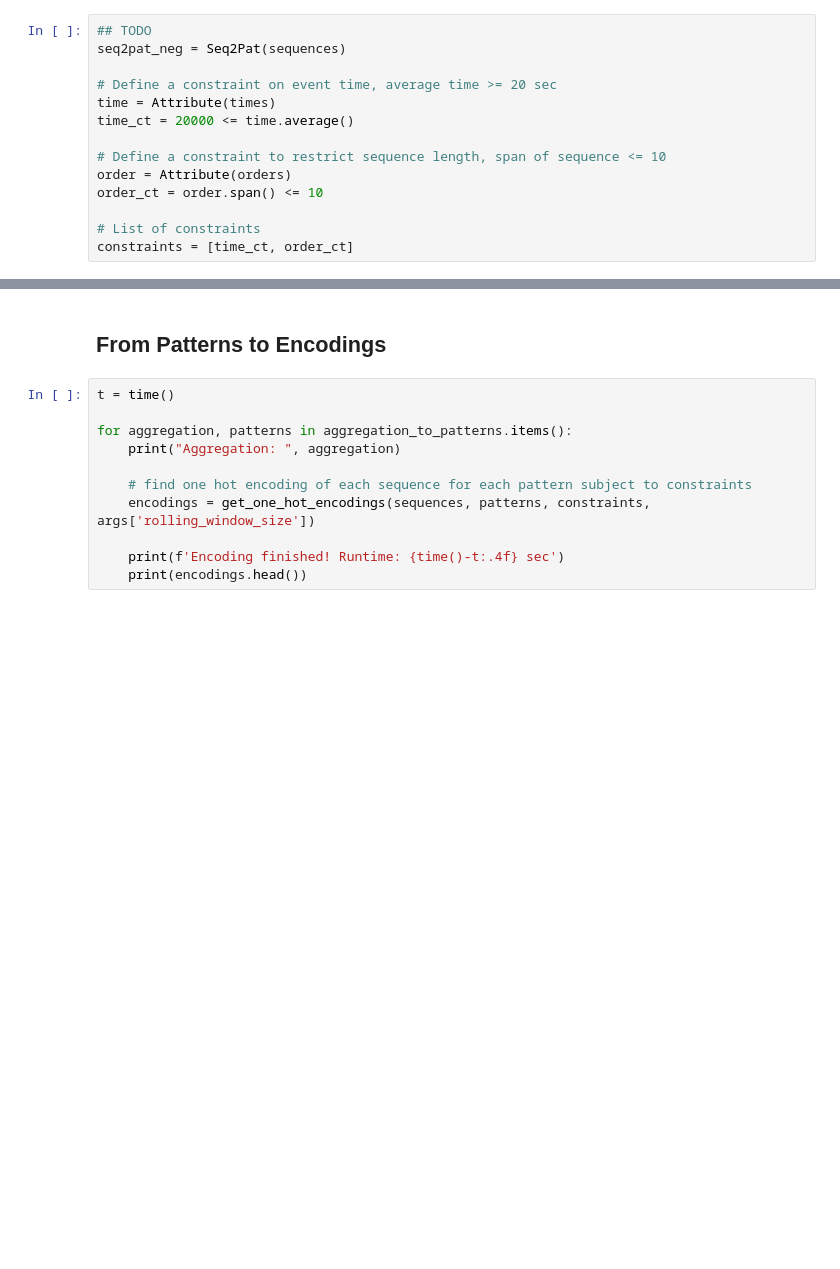
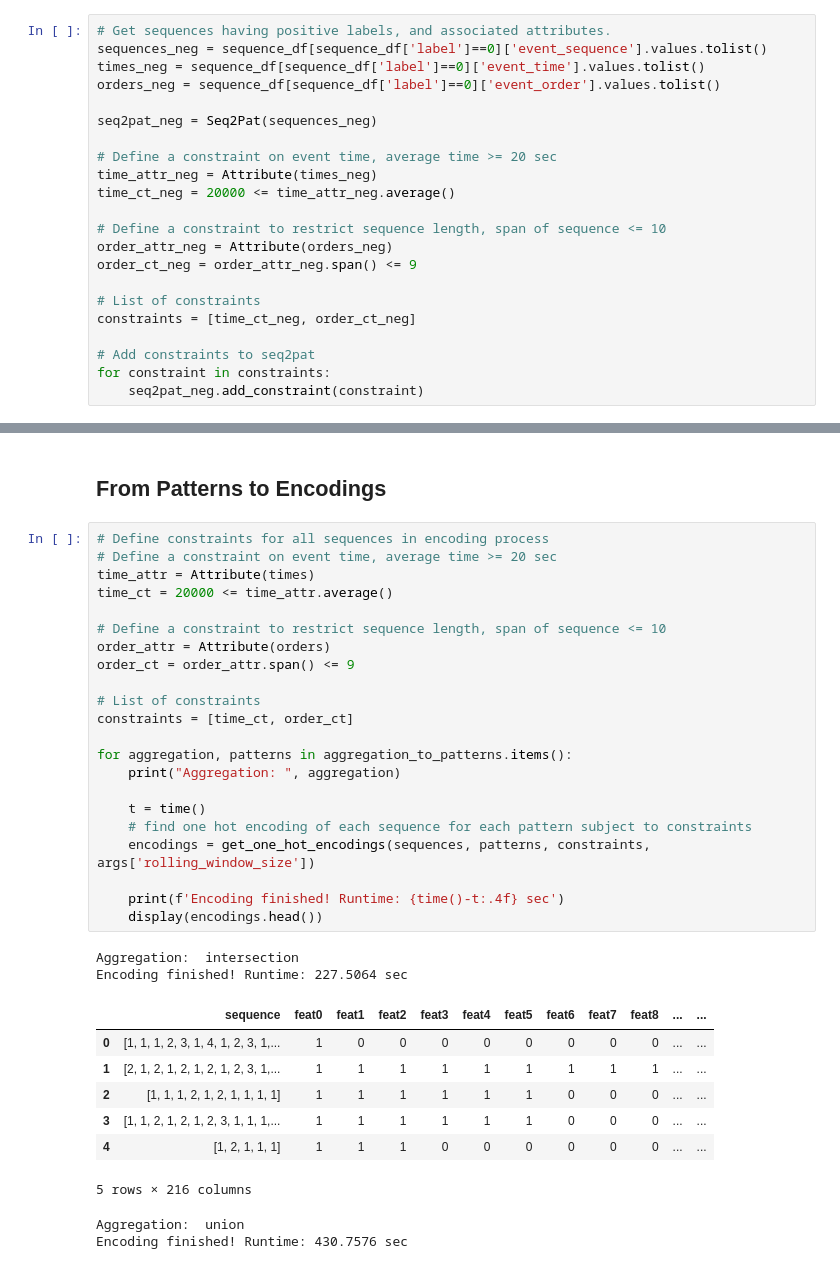
Before and after one commit to fidelity/seq2pat, a Jupyter notebook: notebooks/dichotomic_pattern_mining.ipynb, the cells around one changed output, grey strips where cells are left out. Cells and saved outputs as stored; diff of their text form; blank space fills up the shorter version.

```diff
--- a/notebooks/dichotomic_pattern_mining.ipynb
+++ b/notebooks/dichotomic_pattern_mining.ipynb
@@ -72,17 +93,25 @@ constraints = [time_ct, order_ct]
 # %%
-## TODO
-seq2pat_neg = Seq2Pat(sequences)
+# Get sequences having positive labels, and associated attributes.
+sequences_neg = sequence_df[sequence_df['label']==0]['event_sequence'].values.tolist()
+times_neg = sequence_df[sequence_df['label']==0]['event_time'].values.tolist()
+orders_neg = sequence_df[sequence_df['label']==0]['event_order'].values.tolist()
+
+seq2pat_neg = Seq2Pat(sequences_neg)
 
 # Define a constraint on event time, average time >= 20 sec
-time = Attribute(times)
-time_ct = 20000 <= time.average()
+time_attr_neg = Attribute(times_neg)
+time_ct_neg = 20000 <= time_attr_neg.average()
 
 # Define a constraint to restrict sequence length, span of sequence <= 10
-order = Attribute(orders)
-order_ct = order.span() <= 10
+order_attr_neg = Attribute(orders_neg)
+order_ct_neg = order_attr_neg.span() <= 9
 
 # List of constraints
-constraints = [time_ct, order_ct]
+constraints = [time_ct_neg, order_ct_neg]
+
+# Add constraints to seq2pat
+for constraint in constraints:
+    seq2pat_neg.add_constraint(constraint)
 # %% [markdown]
 ## Dichotomic Pattern Mining: From Sequences to Patterns
 # %%
@@ -99,13 +134,36 @@ for aggregation, patterns in aggregation_to_patterns.items():
 # %% [markdown]
 ## From Patterns to Encodings
 # %%
-t = time()
+# Define constraints for all sequences in encoding process
+# Define a constraint on event time, average time >= 20 sec
+time_attr = Attribute(times)
+time_ct = 20000 <= time_attr.average()
+
+# Define a constraint to restrict sequence length, span of sequence <= 10
+order_attr = Attribute(orders)
+order_ct = order_attr.span() <= 9
+
+# List of constraints
+constraints = [time_ct, order_ct]
 
 for aggregation, patterns in aggregation_to_patterns.items():
     print("Aggregation: ", aggregation)
 
+    t = time()
     # find one hot encoding of each sequence for each pattern subject to constraints
     encodings = get_one_hot_encodings(sequences, patterns, constraints, args['rolling_window_size'])
 
     print(f'Encoding finished! Runtime: {time()-t:.4f} sec')
-    print(encodings.head())
+    display(encodings.head())
+# %% [output]
+Aggregation:  intersection
+Encoding finished! Runtime: 227.5064 sec
+|  | sequence | feat0 | feat1 | feat2 | feat3 | feat4 | feat5 | feat6 | feat7 | feat8 | ... | ... |
+| 0 | [1, 1, 1, 2, 3, 1, 4, 1, 2, 3, 1,... | 1 | 0 | 0 | 0 | 0 | 0 | 0 | 0 | 0 | ... | ... |
+| 1 | [2, 1, 2, 1, 2, 1, 2, 1, 2, 3, 1,... | 1 | 1 | 1 | 1 | 1 | 1 | 1 | 1 | 1 | ... | ... |
+| 2 | [1, 1, 1, 2, 1, 2, 1, 1, 1, 1] | 1 | 1 | 1 | 1 | 1 | 1 | 0 | 0 | 0 | ... | ... |
+| 3 | [1, 1, 2, 1, 2, 1, 2, 3, 1, 1, 1,... | 1 | 1 | 1 | 1 | 1 | 1 | 0 | 0 | 0 | ... | ... |
+| 4 | [1, 2, 1, 1, 1] | 1 | 1 | 1 | 0 | 0 | 0 | 0 | 0 | 0 | ... | ... |
+5 rows × 216 columns
+Aggregation:  union
+Encoding finished! Runtime: 430.7576 sec
```
Also changed, not shown: parts of 8 cells of this notebook, 10 other files.
